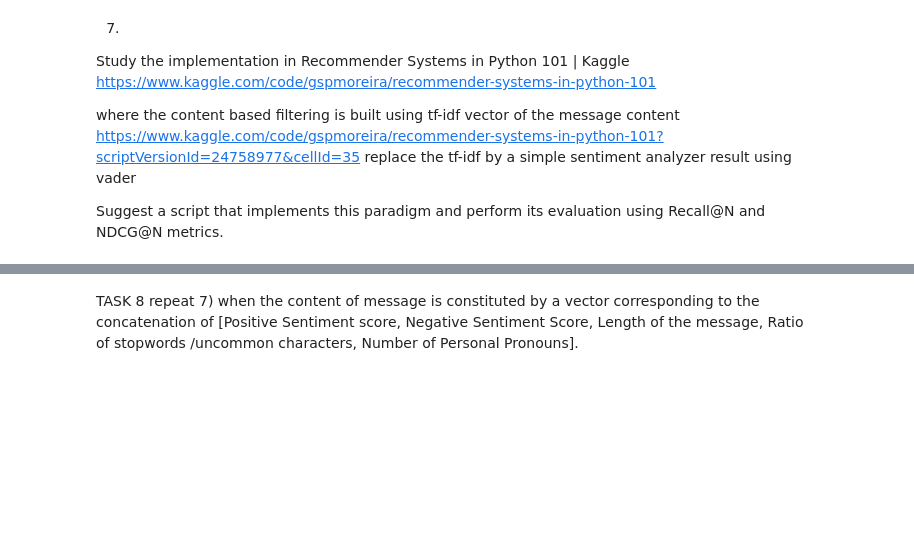
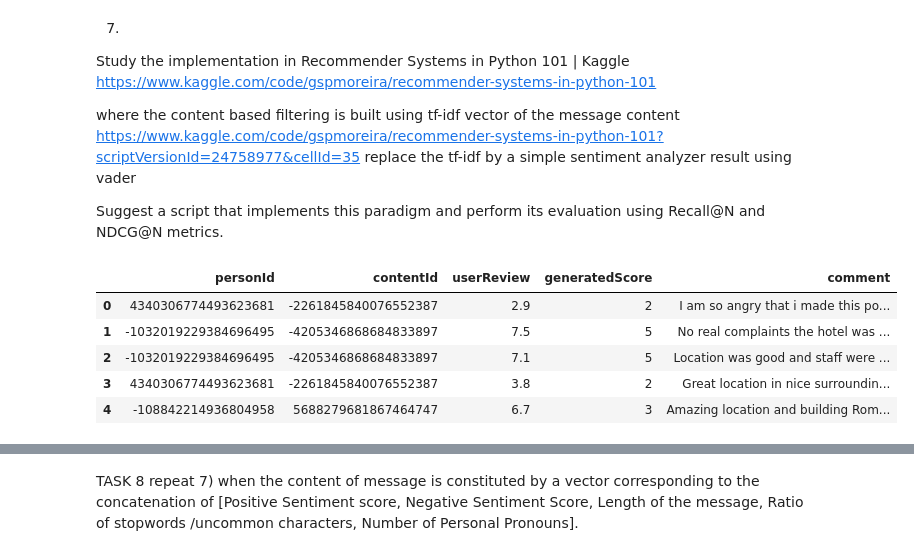
Before and after one commit to MK473203/NLP_project_35, a Jupyter notebook: nlp project part 7-8.ipynb, the cells around one changed output, grey strips where cells are left out. Cells and saved outputs as stored; diff of their text form; code cells hidden in the pictures; blank space fills up the shorter version.

```diff
--- a/nlp project part 7-8.ipynb
+++ b/nlp project part 7-8.ipynb
@@ -79,8 +84,25 @@ from sklearn.model_selection import train_test_split
 import pandas as pd
 # %%
 # Connect with data (same as earlier tasks can be used)
-articles = pd.read_csv("shared_articles.csv", delimiter= ',')
-interactions = pd.read_csv("users_interactions.csv", delimiter= ',')
+##articles = pd.read_csv("shared_articles.csv", delimiter= ',')
+##interactions = pd.read_csv("users_interactions.csv", delimiter= ',')
+
+articles_df = pd.read_csv('/content/drive/MyDrive/Colab Notebooks/nlp project/shared_articles.csv')
+articles_df = articles_df[articles_df['eventType'] == 'CONTENT SHARED']
+articles_df.head(5)
+
+interactions_df = pd.read_csv('/content/drive/MyDrive/Colab Notebooks/nlp project/users_interactions.csv')
+interactions_df.head(5)
+
+comments_df = pd.read_csv('/content/drive/MyDrive/Colab Notebooks/nlp project/comments.csv')
+comments_df.head(5)
+# %% [output]
+|  | personId | contentId | userReview | generatedScore | comment |
+| 0 | 4340306774493623681 | -2261845840076552387 | 2.9 | 2 | I am so angry that i made this po... |
+| 1 | -1032019229384696495 | -4205346868684833897 | 7.5 | 5 | No real complaints the hotel was ... |
+| 2 | -1032019229384696495 | -4205346868684833897 | 7.1 | 5 | Location was good and staff were ... |
+| 3 | 4340306774493623681 | -2261845840076552387 | 3.8 | 2 | Great location in nice surroundin... |
+| 4 | -108842214936804958 | 5688279681867464747 | 6.7 | 3 | Amazing location and building Rom... |
 # %%
 # additionally, import vader
 %pip install vaderSentiment #colab requires install
```
Also changed, not shown: parts of 14 cells of this notebook.
